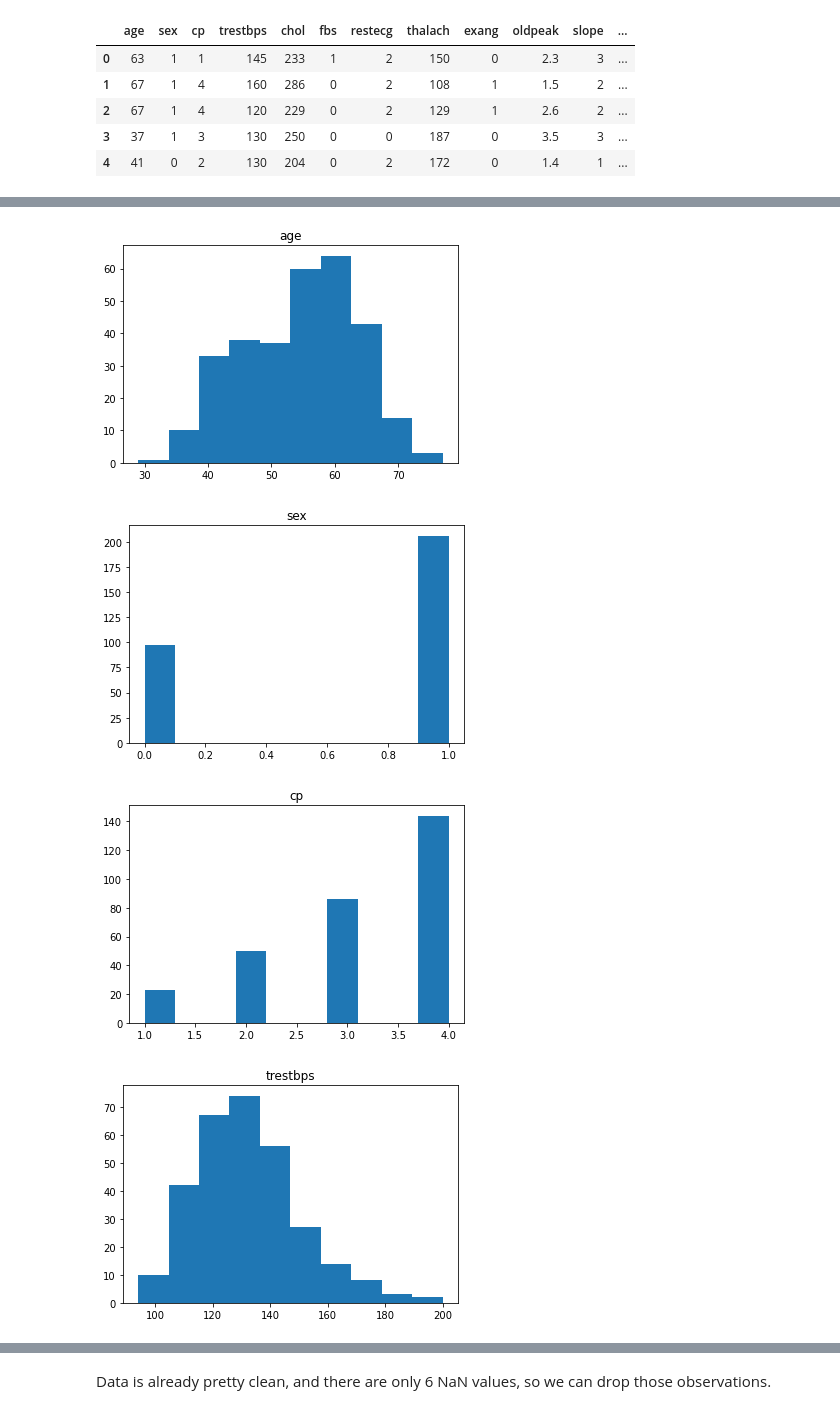
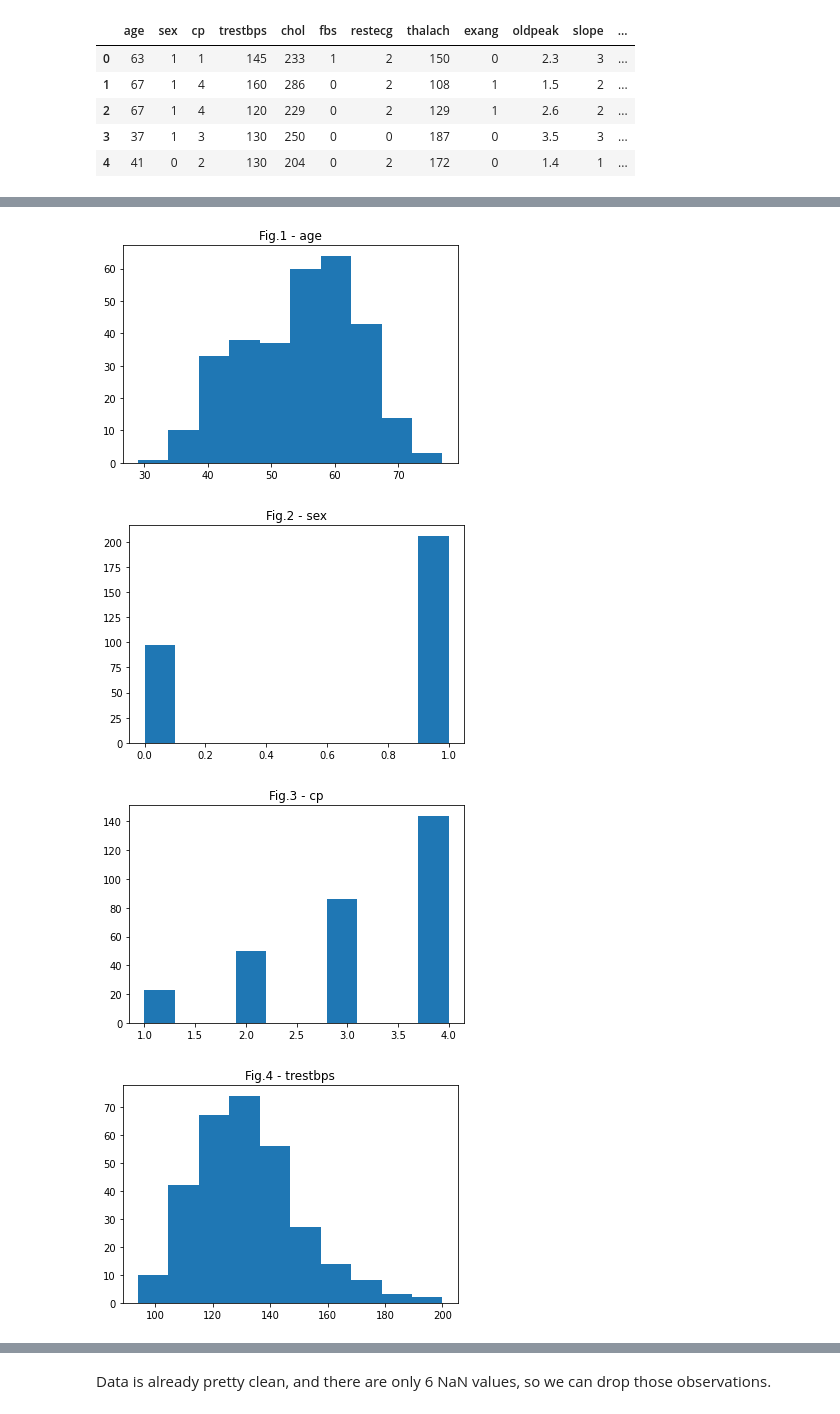
Before and after one commit to mishasilva01/FAA_project1, a Jupyter notebook: project1_notebook.ipynb, the cells around one changed output, grey strips where cells are left out. Cells and saved outputs as stored; diff of their text form; code cells hidden in the pictures.

```diff
--- a/project1_notebook.ipynb
+++ b/project1_notebook.ipynb
@@ -139,11 +135,13 @@ Name: count, dtype: int64
 # %%
 # histograms
+n_fig = 1
 for column in df.columns:
     plt.figure()
     plt.hist(df[column])
-    plt.title(column)
+    plt.title("Fig."+str(n_fig)+" - "+column)
+    n_fig += 1
 # %% [output]
-[figure, old version]
+[figure, new version]
-[figure, old version]
+[figure, new version]
-[figure, old version]
+[figure, new version]
-[figure, old version]
+[figure, new version]
```
Also changed, not shown: parts of 94 cells of this notebook.
